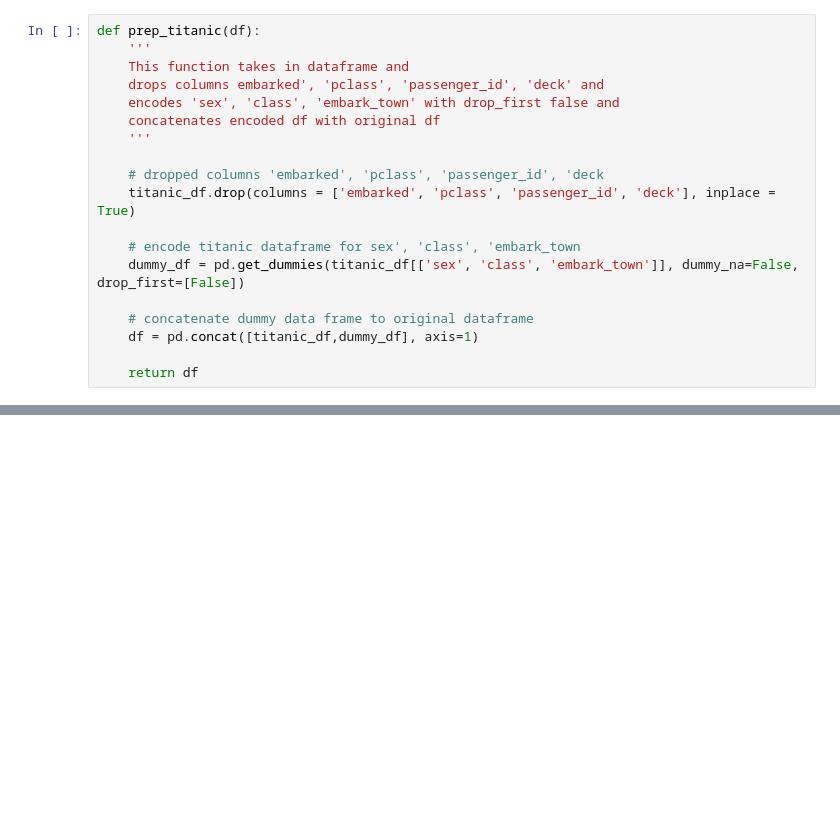
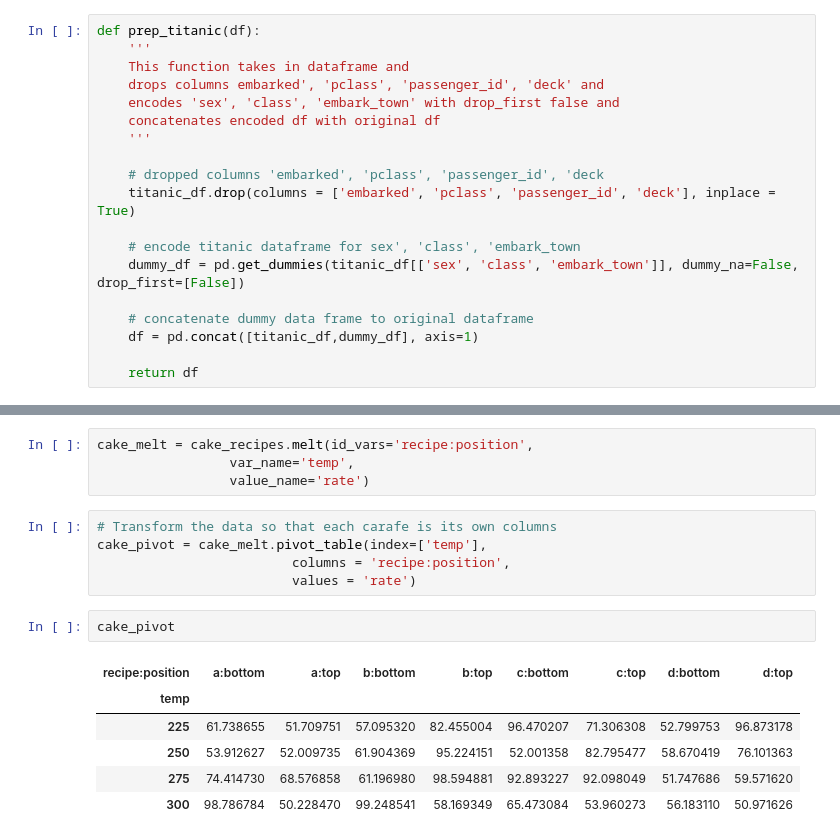
Before and after one commit to Yvette-Ibarra/classification-exercises, a Jupyter notebook: classification_exercises.ipynb, the cells around one changed output, grey strips where cells are left out. Saved outputs shown, nothing was run; the diff lists cells and outputs as text; blank space fills up the shorter version.

```diff
--- a/classification_exercises.ipynb
+++ b/classification_exercises.ipynb
@@ -825,0 +1000,18 @@ train_telco
+# %%
+cake_melt = cake_recipes.melt(id_vars='recipe:position',
+                 var_name='temp',
+                 value_name='rate')
+# %%
+# Transform the data so that each carafe is its own columns
+cake_pivot = cake_melt.pivot_table(index=['temp'],
+                         columns = 'recipe:position',
+                         values = 'rate')
+# %%
+cake_pivot
+# %% [output]
+| recipe:position | a:bottom | a:top | b:bottom | b:top | c:bottom | c:top | d:bottom | d:top |
+| temp |  |  |  |  |  |  |  |  |
+| 225 | 61.738655 | 51.709751 | 57.095320 | 82.455004 | 96.470207 | 71.306308 | 52.799753 | 96.873178 |
+| 250 | 53.912627 | 52.009735 | 61.904369 | 95.224151 | 52.001358 | 82.795477 | 58.670419 | 76.101363 |
+| 275 | 74.414730 | 68.576858 | 61.196980 | 98.594881 | 92.893227 | 92.098049 | 51.747686 | 59.571620 |
+| 300 | 98.786784 | 50.228470 | 99.248541 | 58.169349 | 65.473084 | 53.960273 | 56.183110 | 50.971626 |
```
Also changed, not shown: parts of 105 cells of this notebook.
